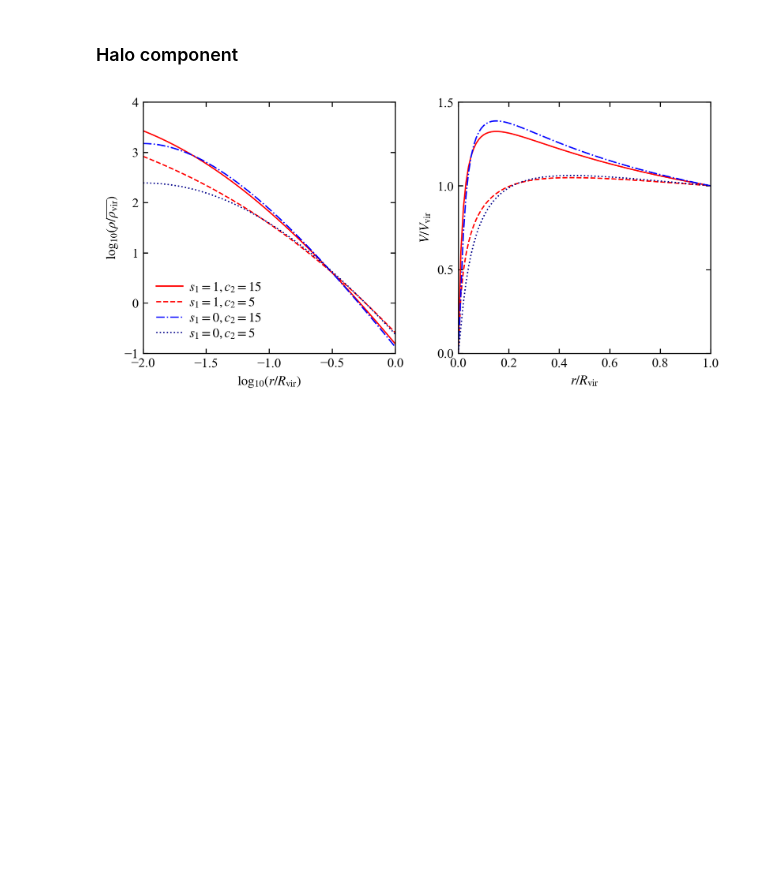
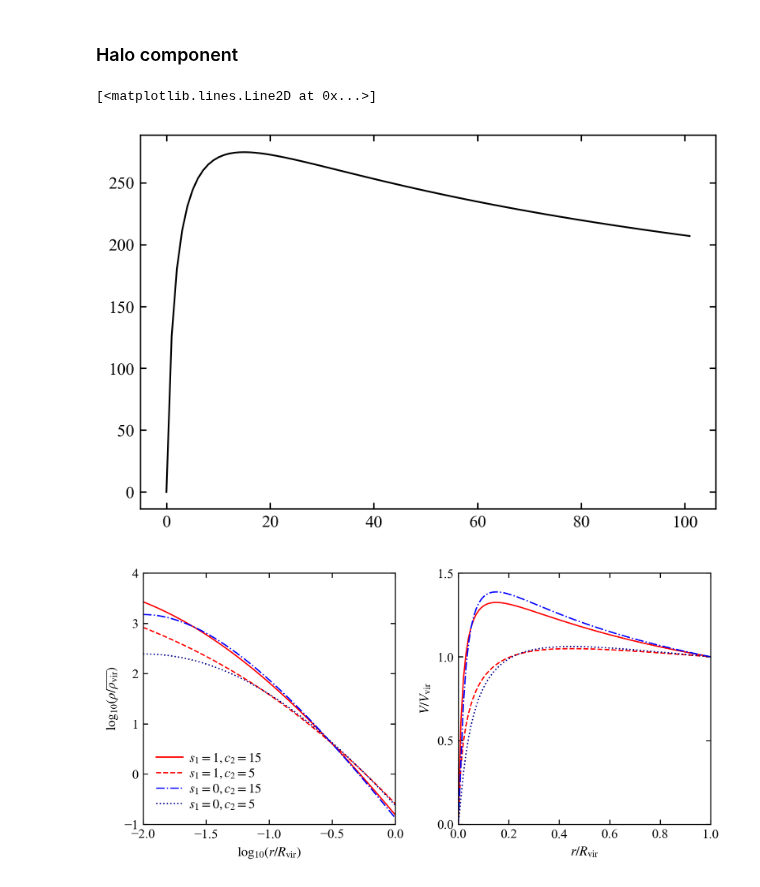
Before and after one commit to dysmalpy/dysmalpy, a Jupyter notebook: test_nbs/dysmalpy_dekel_zhao.ipynb, the cells around one changed output. Saved outputs shown, nothing was run; the diff lists cells and outputs as text; code cells hidden in the pictures; blank space fills up the shorter version.

```diff
--- a/test_nbs/dysmalpy_dekel_zhao.ipynb
+++ b/test_nbs/dysmalpy_dekel_zhao.ipynb
@@ -52,7 +46,15 @@ c2 = 15.
 
 halo1 = models.DekelZhao(mvirial=mvirial, s1=s1, c2=c2, z=2., name='halo')
 # %%
-r = np.logspace(-2.,0.,101)*halo1.calc_rvir()
+r = np.linspace(0.,1.01,101)
+r *= halo1.calc_rvir()
+# %%
+vc = halo1.circular_velocity(r)
+vc[r == 0.] = 0.
+plt.plot(r, vc, color='black')
+# %% [output]
+[<matplotlib.lines.Line2D at 0x...>]
+[figure, added]
 # %%
 # plt.plot(np.log10(r/halo1.calc_rvir()), np.log10(halo1(r)/halo1.calc_rhovirbar()))
 # plt.gca().set_xlim([-2.,0.])
```
Also changed, not shown: parts of 5 cells of this notebook, 3 other files.
